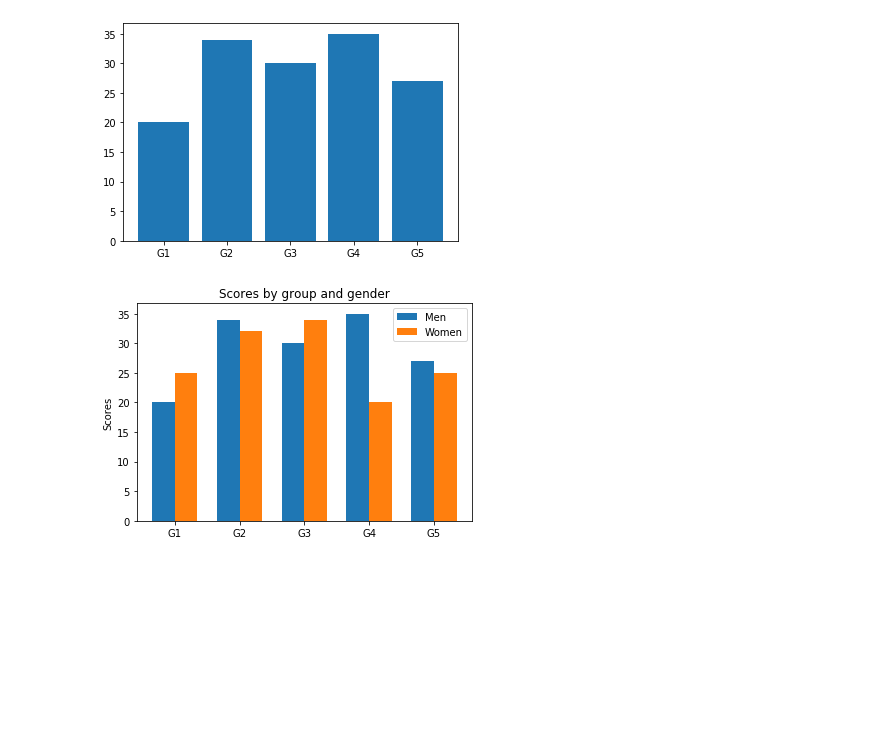
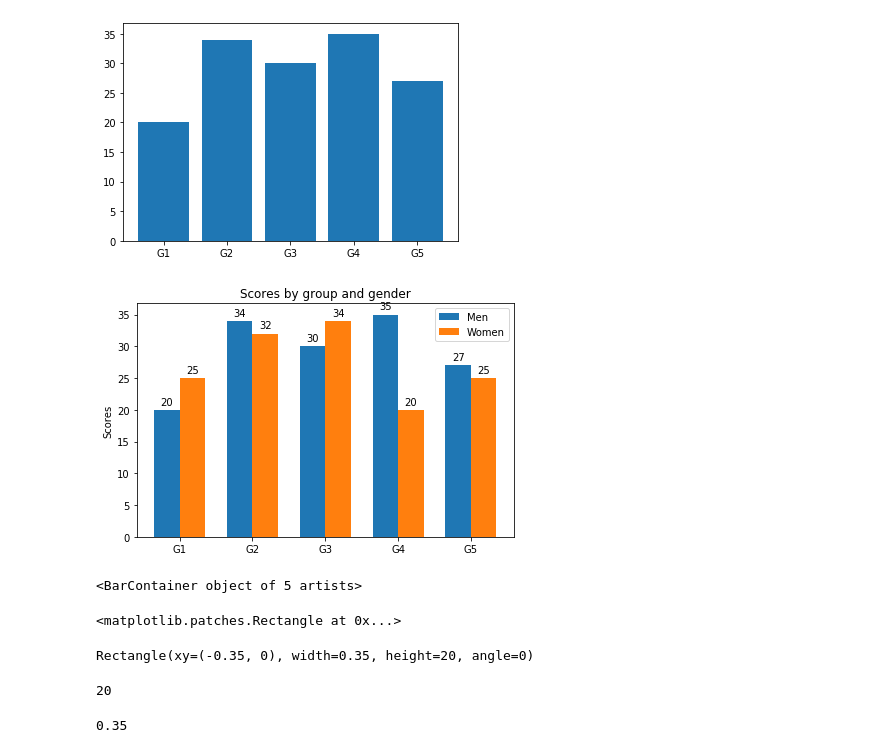
Before and after one commit to EnginKosure/Jupyter_nb, a Jupyter notebook: statistics_and_regex/DataVis_2.ipynb, the cells around one changed output. Saved outputs shown, nothing was run; the diff lists cells and outputs as text; code cells hidden in the pictures; blank space fills up the shorter version.

Commit message:
matplotlib revisited

```diff
--- a/statistics_and_regex/DataVis_2.ipynb
+++ b/statistics_and_regex/DataVis_2.ipynb
@@ -80,15 +80,54 @@ ax.bar(labels,men_means);
 # %%
 fig,ax=plt.subplots()
 x = np.arange(len(labels))  # the label locations
+#Yukaridaki satir standart boyle yazilir, x lerin yeri belirlenir
 width = 0.35  # the width of the bars
 
-ax.bar(x - width/2, men_means, width, label='Men')# x - width/2 bu kisim ile x eksenindeki yerini ayarliyoruz.
+rects1=ax.bar(x - width/2, men_means, width, label='Men')# x - width/2 bu kisim ile x eksenindeki yerini ayarliyoruz.
 #Yoksa ust uste biner iki plot
-ax.bar(x + width/2, women_means, width, label='Women')
+rects2=ax.bar(x + width/2, women_means, width, label='Women')
 ax.set_ylabel('Scores')
 ax.set_title('Scores by group and gender')
 ax.set_xticks(x)
 ax.set_xticklabels(labels)
 ax.legend();
+
+def autolabel(rects):
+    """Attach a text label above each bar in *rects*, displaying its height."""
+    for rect in rects:
+        height = rect.get_height()
+        ax.annotate('{}'.format(height),
+                    xy=(rect.get_x() + rect.get_width() / 2, height),
+                    xytext=(0, 3),  # 3 points vertical offset
+                    textcoords="offset points",
+                    ha='center', va='bottom')
+
+
+autolabel(rects1)
+autolabel(rects2)
+
+fig.tight_layout()
+
+plt.show()
 # %% [output]
-[figure, old version]
+[figure, new version]
+# %%
+rects1
+# %% [output]
+<BarContainer object of 5 artists>
+# %%
+rects1[0]
+# %% [output]
+<matplotlib.patches.Rectangle at 0x...>
+# %%
+print(rects1[0])
+# %% [output]
+Rectangle(xy=(-0.35, 0), width=0.35, height=20, angle=0)
+# %%
+rects1[0].get_height()
+# %% [output]
+20
+# %%
+rects1[0].get_width()
+# %% [output]
+0.35
```
Also changed, not shown: parts of 2 cells of this notebook.
